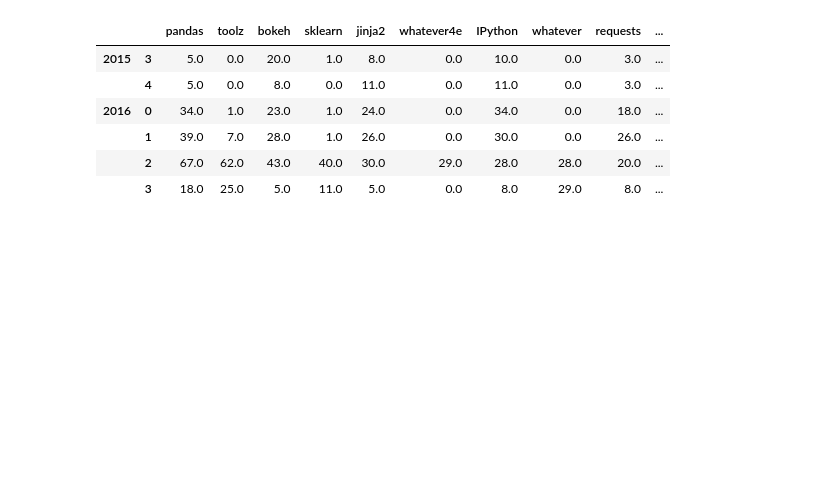
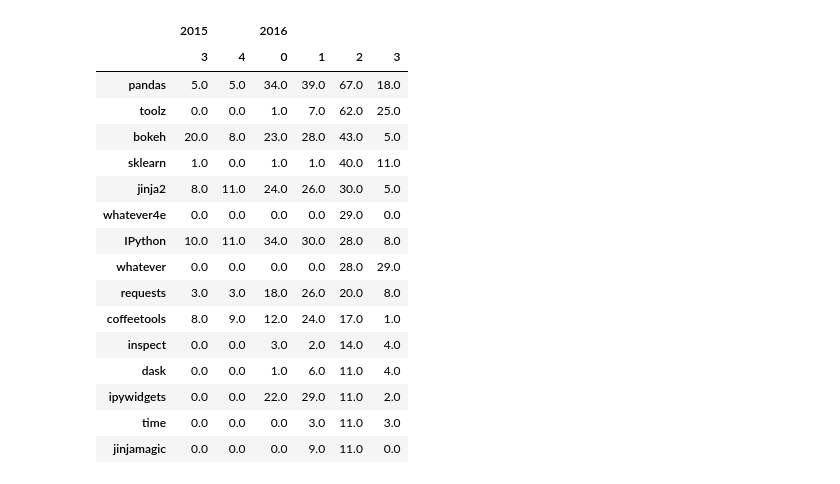
Before and after one commit to tonyfast/notebookism-chicago, a Jupyter notebook: notebookism/histories.ipynb, the cells around one changed output. Drawn from its saved outputs; the diff is of its cells as text; code cells hidden in the pictures; blank space fills up the shorter version.

```diff
--- a/notebookism/histories.ipynb
+++ b/notebookism/histories.ipynb
@@ -39,19 +64,14 @@ __notebook_imports = (
 )
 
 __notebook_imports = __notebook_imports * str.lstrip + (
-    lambda x:
-    x.startswith('from ') or
-    x.startswith('import ')
+    lambda x: x.startswith('from ') or x.startswith('import ')
 )
 
 __notebook_imports = (
     __notebook_imports
-    * (lambda x: second(x.split(' ',1)))
-    * (lambda x: first(x.split(' import',1)))
-    * (lambda x: first(x.split(' as',1)))
-    * (lambda x: x.split(','))
-    | concat
-) * (lambda x: first(x.split('.',1))) | unique
+    * (lambda x: second(x.split(' ',1)))  * (lambda x: first(x.split(' import',1)))
+    * (lambda x: first(x.split(' as',1))) * (lambda x: x.split(','))
+).concat * (lambda x: first(x.split('.',1))) | unique
 
 __notebook_imports = __notebook_imports * str.strip | list
 
@@ -74,4 +94,9 @@ imports = imports.set_index(
         level=0
     )
 )
+imports = imports.groupby([
+    imports.index.get_level_values(0).year,
+    imports.index.get_level_values(0).month//3,
+]).sum().transpose().sort_values((2016,2,), ascending=False)
+pass
 # %%
@@ -80,17 +105,24 @@ imports = imports.set_index(
 <script async src="//platform.twitter.com/widgets.js" charset="utf-8"></script>
 # %% [output]
 [interactive output not drawn]
-# %%
-imports.groupby([
-    imports.index.get_level_values(0).year,
-    imports.index.get_level_values(0).month//3,
-]).sum().transpose().sort_values((2016,2,), ascending=False).head(15).transpose()
-# %% [output]
-|  |  | pandas | toolz | bokeh | sklearn | jinja2 | whatever4e | IPython | whatever | requests | ... |
-| 2015 | 3 | 5.0 | 0.0 | 20.0 | 1.0 | 8.0 | 0.0 | 10.0 | 0.0 | 3.0 | ... |
-|  | 4 | 5.0 | 0.0 | 8.0 | 0.0 | 11.0 | 0.0 | 11.0 | 0.0 | 3.0 | ... |
-| 2016 | 0 | 34.0 | 1.0 | 23.0 | 1.0 | 24.0 | 0.0 | 34.0 | 0.0 | 18.0 | ... |
-|  | 1 | 39.0 | 7.0 | 28.0 | 1.0 | 26.0 | 0.0 | 30.0 | 0.0 | 26.0 | ... |
-|  | 2 | 67.0 | 62.0 | 43.0 | 40.0 | 30.0 | 29.0 | 28.0 | 28.0 | 20.0 | ... |
-|  | 3 | 18.0 | 25.0 | 5.0 | 11.0 | 5.0 | 0.0 | 8.0 | 29.0 | 8.0 | ... |
+# %%
+imports.head(15)
+# %% [output]
+|  | 2015 |  | 2016 |  |  |  |
+|  | 3 | 4 | 0 | 1 | 2 | 3 |
+| pandas | 5.0 | 5.0 | 34.0 | 39.0 | 67.0 | 18.0 |
+| toolz | 0.0 | 0.0 | 1.0 | 7.0 | 62.0 | 25.0 |
+| bokeh | 20.0 | 8.0 | 23.0 | 28.0 | 43.0 | 5.0 |
+| sklearn | 1.0 | 0.0 | 1.0 | 1.0 | 40.0 | 11.0 |
+| jinja2 | 8.0 | 11.0 | 24.0 | 26.0 | 30.0 | 5.0 |
+| whatever4e | 0.0 | 0.0 | 0.0 | 0.0 | 29.0 | 0.0 |
+| IPython | 10.0 | 11.0 | 34.0 | 30.0 | 28.0 | 8.0 |
+| whatever | 0.0 | 0.0 | 0.0 | 0.0 | 28.0 | 29.0 |
+| requests | 3.0 | 3.0 | 18.0 | 26.0 | 20.0 | 8.0 |
+| coffeetools | 8.0 | 9.0 | 12.0 | 24.0 | 17.0 | 1.0 |
+| inspect | 0.0 | 0.0 | 3.0 | 2.0 | 14.0 | 4.0 |
+| dask | 0.0 | 0.0 | 1.0 | 6.0 | 11.0 | 4.0 |
+| ipywidgets | 0.0 | 0.0 | 22.0 | 29.0 | 11.0 | 2.0 |
+| time | 0.0 | 0.0 | 0.0 | 3.0 | 11.0 | 3.0 |
+| jinjamagic | 0.0 | 0.0 | 0.0 | 9.0 | 11.0 | 0.0 |
 # %%
```
Also changed, not shown: parts of 20 cells of this notebook.
